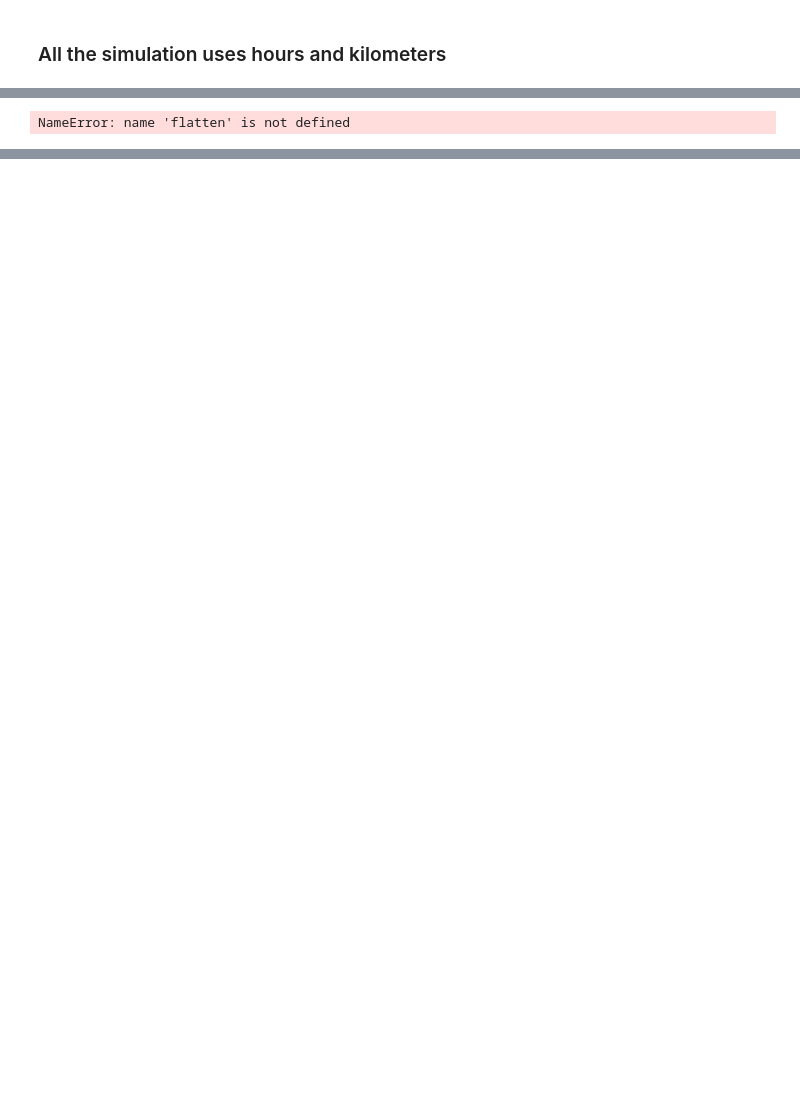
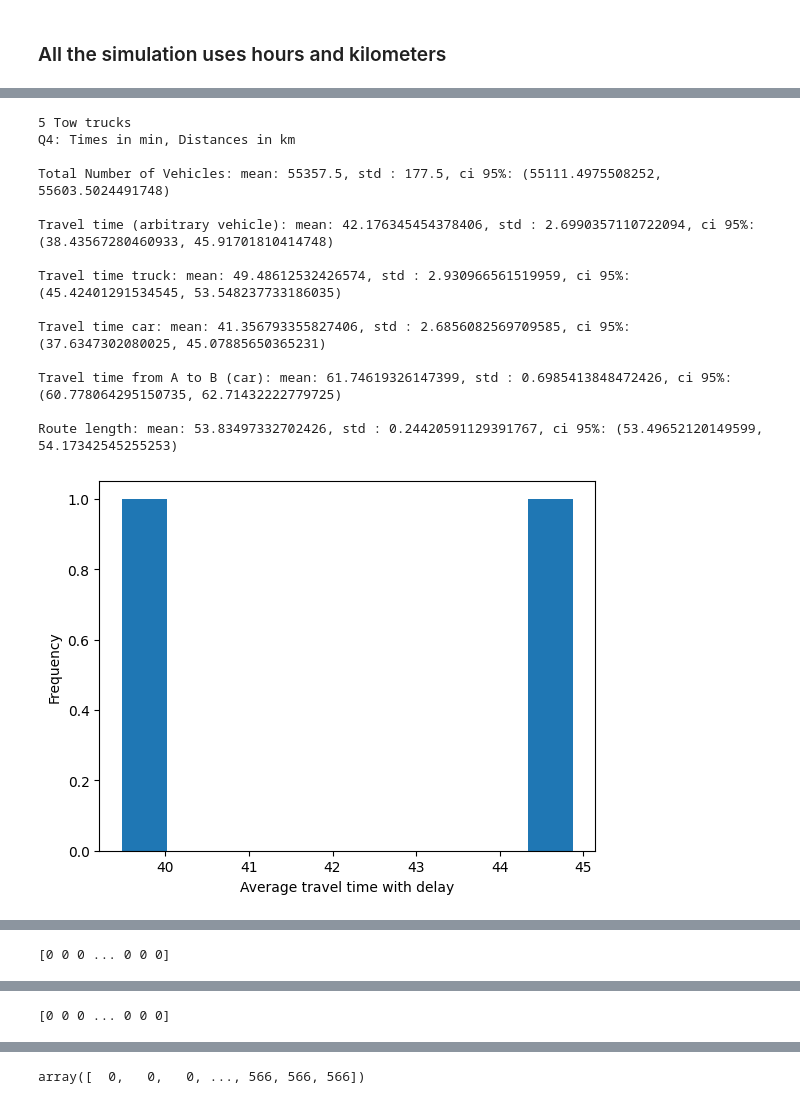
Before and after one commit to J4nvg/SSM3, a Jupyter notebook: All simulations in one.ipynb, the cells around one changed output, grey strips where cells are left out. Cells and saved outputs as stored; diff of their text form; code cells hidden in the pictures; blank space fills up the shorter version.

```diff
--- a/All simulations in one.ipynb
+++ b/All simulations in one.ipynb
@@ -1449,4 +1494,35 @@ Route length: mean: 53.90251800803078, std : 0.08590040640254415, ci 95%: (53.78
-# %%
-np.flatten([[1,2]])
-# %% [output]
-NameError: name 'flatten' is not defined
+# %%
+nruns = 2
+k_values = [1, 5, 50, 100]
+sims4 = [Simulation(nruns) for n in k_values]
+
+for n, k in enumerate(k_values):
+    print(f'{k} Tow trucks')
+    sim = sims4[n]
+    sim.compute_all_data4(k)
+    if k == 5:
+        sim.compute_table4()
+    sim.performance_measures4()
+    print(sim.pmeasures4)
+    print('Problematic array pm2_cars_struck')
+    print(sim.pmeasures4[1][5:])
+    print(sim.pmeasures4[1][:-3])
+    print(f'Max amount {len(sim.pmeasures4[1]) - 1}')
+    print('-----------------------------------------------')
+    #ADD CODE HERE TO SAVE OTHER FILE
+# %% [output]
+5 Tow trucks
+Q4: Times in min, Distances in km
+
+Total Number of Vehicles: mean: 55357.5, std : 177.5, ci 95%: (55111.4975508252, 55603.5024491748)
+
+Travel time (arbitrary vehicle): mean: 42.176345454378406, std : 2.6990357110722094, ci 95%: (38.43567280460933, 45.91701810414748)
+
+Travel time truck: mean: 49.48612532426574, std : 2.930966561519959, ci 95%: (45.42401291534545, 53.548237733186035)
+
+Travel time car: mean: 41.356793355827406, std : 2.6856082569709585, ci 95%: (37.6347302080025, 45.07885650365231)
+
+Travel time from A to B (car): mean: 61.74619326147399, std : 0.6985413848472426, ci 95%: (60.778064295150735, 62.71432222779725)
+
+Route length: mean: 53.83497332702426, std : 0.24420591129391767, ci 95%: (53.49652120149599, 54.17342545255253)
+[figure, added]
@@ -1452,0 +1530 @@ NameError: name 'flatten' is not defined
+[0 0 0 ... 0 0 0]
@@ -1452,0 +1553 @@ NameError: name 'flatten' is not defined
+[0 0 0 ... 0 0 0]
@@ -1452,0 +1572,4 @@ NameError: name 'flatten' is not defined
+# %%
+np.cumsum(sims4[0].data4[0].LIST_AMOUNT_INCIDENTS_CHANGE)
+# %% [output]
+array([  0,   0,   0, ..., 566, 566, 566])
```
Also changed, not shown: parts of 3 cells of this notebook, 3 other files.
